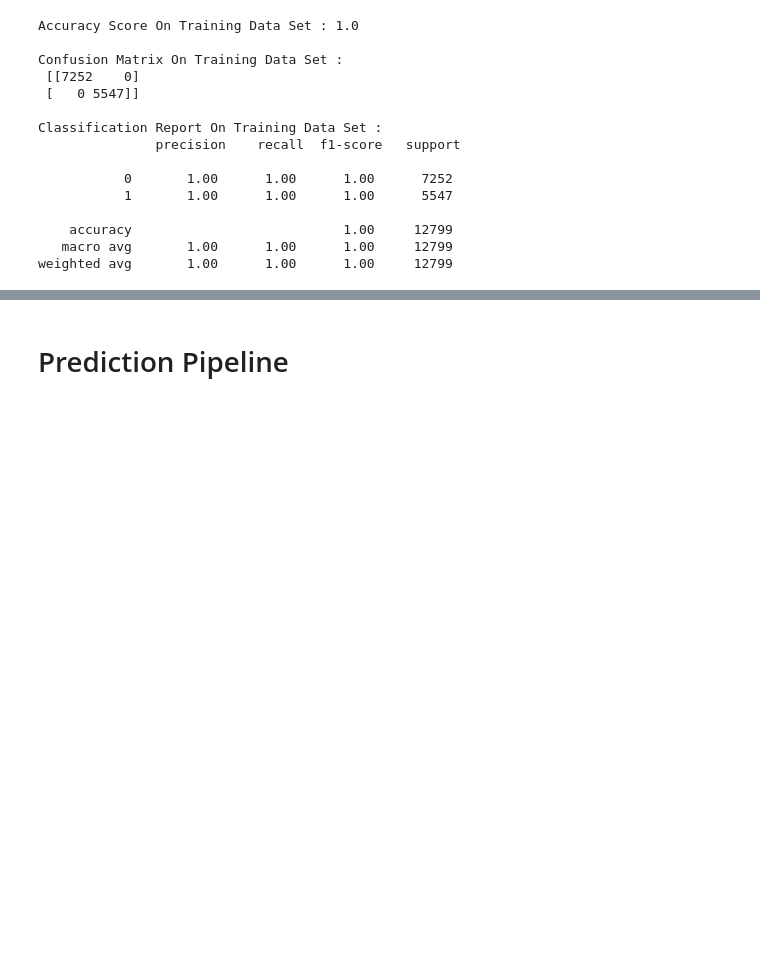
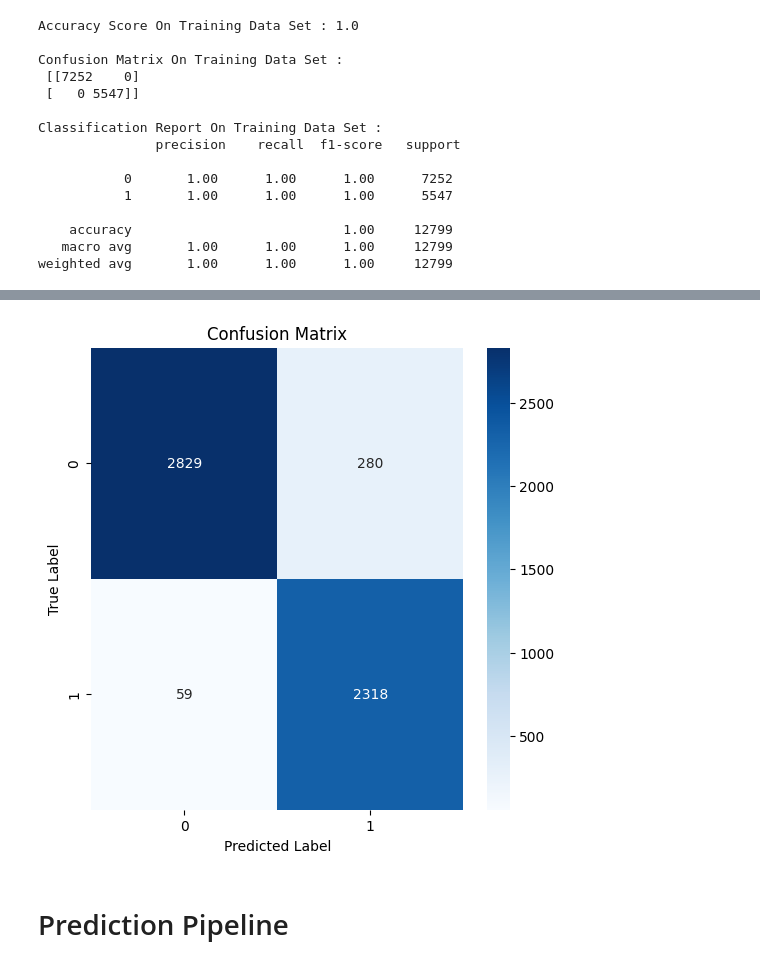
Before and after one commit to Kokit0/PortfolioProject-NLP_Fake_News_Classification, a Jupyter notebook: Fake News Classification.ipynb, the cells around one changed output, grey strips where cells are left out. Saved outputs shown, nothing was run; the diff lists cells and outputs as text; code cells hidden in the pictures; blank space fills up the shorter version.

```diff
--- a/Fake News Classification.ipynb
+++ b/Fake News Classification.ipynb
@@ -410,4 +441,41 @@ Classification Report On Testing Data Set :
 weighted avg       0.94      0.94      0.94      5486
+# %%
+import seaborn as sns
+from sklearn.metrics import precision_recall_curve, roc_curve, auc
+
+# Assuming you have predictions for the test data
+y_pred = rf.predict(x_test)
+
+# Plot the confusion matrix heatmap
+conf_matrix = confusion_matrix(y_test, y_pred)
+plt.figure(figsize=(6, 4))
+sns.heatmap(conf_matrix, annot=True, fmt="d", cmap="Blues")
+plt.xlabel('Predicted Label')
+plt.ylabel('True Label')
+plt.title('Confusion Matrix Heatmap')
+plt.show()
+
+# Plot the precision-recall curve
+precision, recall, _ = precision_recall_curve(y_test, rf.predict_proba(x_test)[:, 1])
+plt.figure(figsize=(6, 4))
+plt.plot(recall, precision, color='b', lw=2)
+plt.xlabel('Recall')
+plt.ylabel('Precision')
+plt.title('Precision-Recall Curve')
+plt.show()
+# %%
+# Assuming you have trained the model and predicted on test data we can now see our matrix of predictions
+conf_matrix = confusion_matrix(y_test, y_pred)
+
+# Plot the confusion matrix as a heatmap
+plt.figure(figsize=(6, 6))
+sns.heatmap(conf_matrix, annot=True, fmt='d', cmap='Blues')
+plt.title('Confusion Matrix')
+plt.xlabel('Predicted Label')
+plt.ylabel('True Label')
+plt.show()
+# %% [output]
+[figure, added]
 # %% [markdown]
 # Prediction Pipeline
 # %%
```
Also changed, not shown: parts of 14 cells of this notebook.
